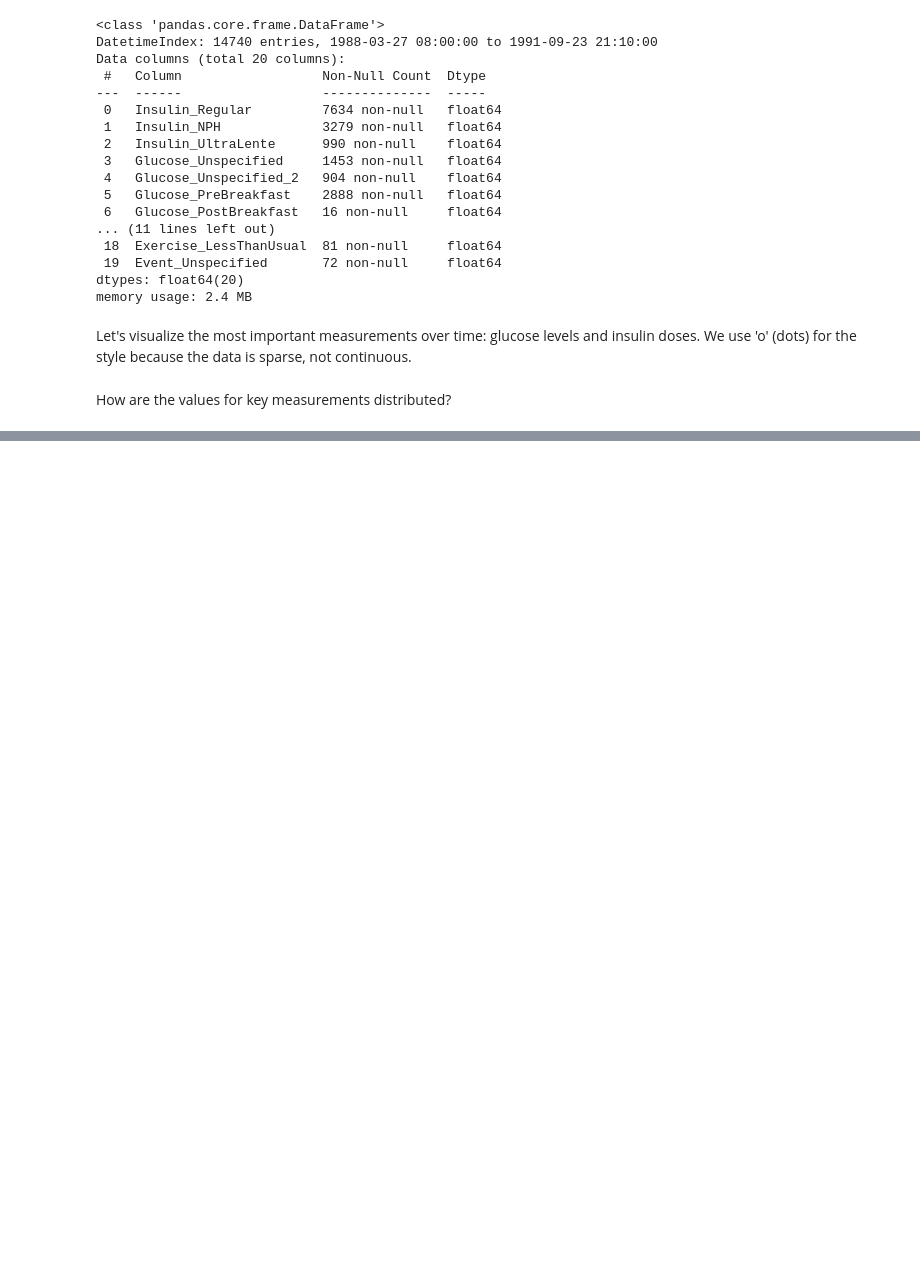
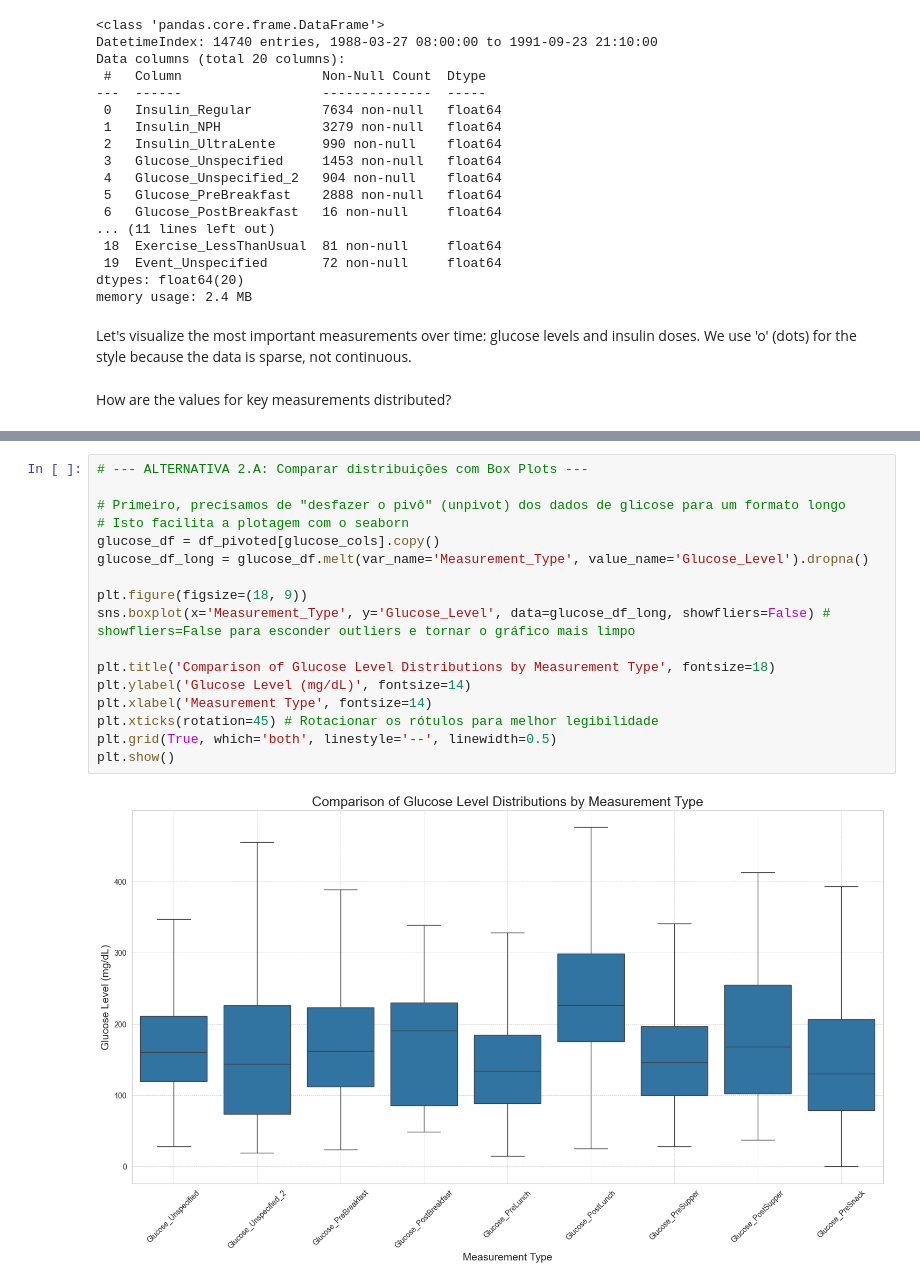
Before and after one commit to catarinafelixcr/time-series-forecast, a Jupyter notebook: notebooks/01-EDA.ipynb, the cells around one changed output, grey strips where cells are left out. Drawn from its saved outputs; the diff is of its cells as text; blank space fills up the shorter version.

Commit message:
eda melhorado

```diff
--- a/notebooks/01-EDA.ipynb
+++ b/notebooks/01-EDA.ipynb
@@ -303,0 +338,19 @@ How are the values for key measurements distributed?
+# %%
+# --- ALTERNATIVA 2.A: Comparar distribuições com Box Plots ---
+
+# Primeiro, precisamos de "desfazer o pivô" (unpivot) dos dados de glicose para um formato longo
+# Isto facilita a plotagem com o seaborn
+glucose_df = df_pivoted[glucose_cols].copy()
+glucose_df_long = glucose_df.melt(var_name='Measurement_Type', value_name='Glucose_Level').dropna()
+
+plt.figure(figsize=(18, 9))
+sns.boxplot(x='Measurement_Type', y='Glucose_Level', data=glucose_df_long, showfliers=False) # showfliers=False para esconder outliers e tornar o gráfico mais limpo
+
+plt.title('Comparison of Glucose Level Distributions by Measurement Type', fontsize=18)
+plt.ylabel('Glucose Level (mg/dL)', fontsize=14)
+plt.xlabel('Measurement Type', fontsize=14)
+plt.xticks(rotation=45) # Rotacionar os rótulos para melhor legibilidade
+plt.grid(True, which='both', linestyle='--', linewidth=0.5)
+plt.show()
+# %% [output]
+[figure, added]
```
Also changed, not shown: parts of 7 cells of this notebook.
